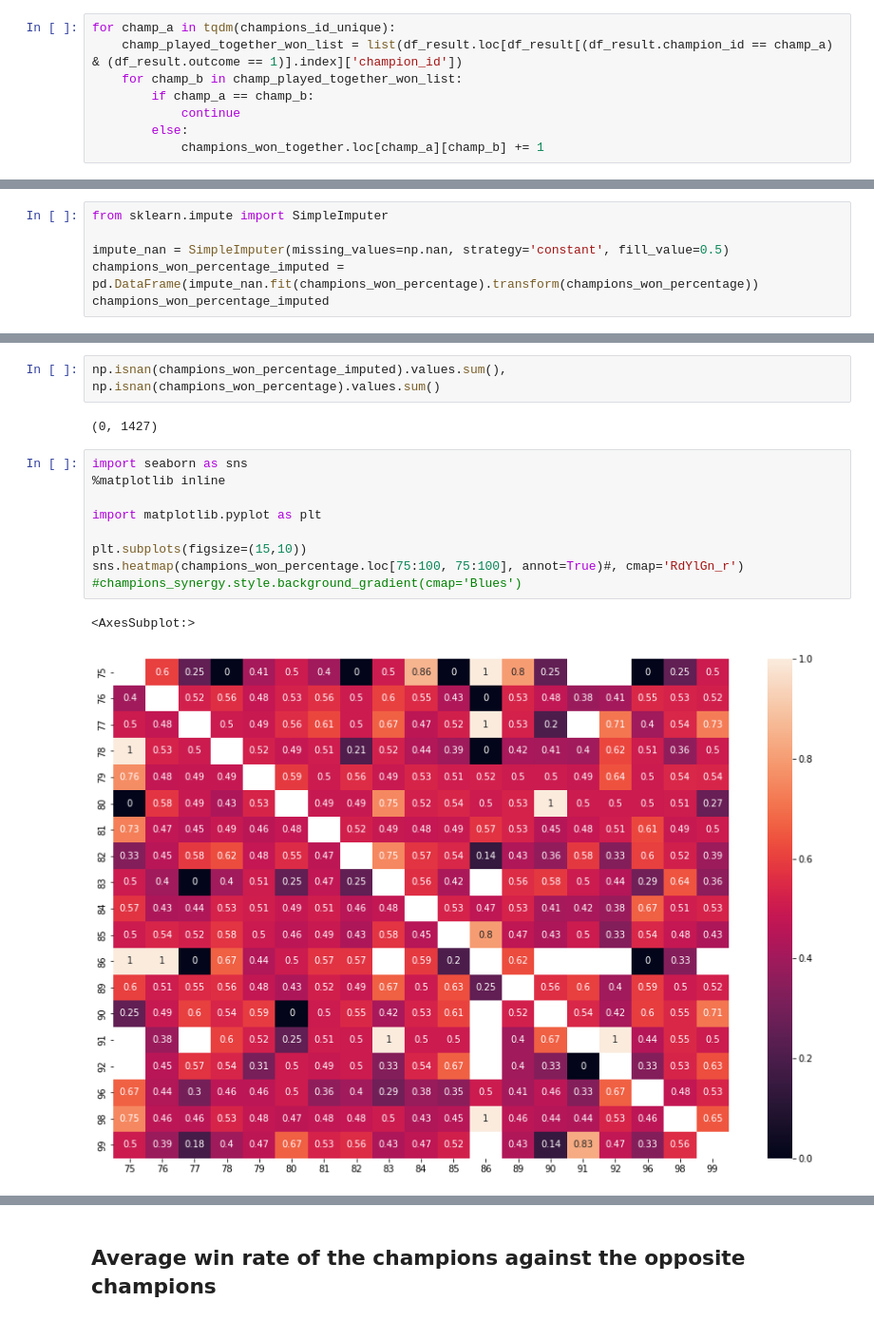
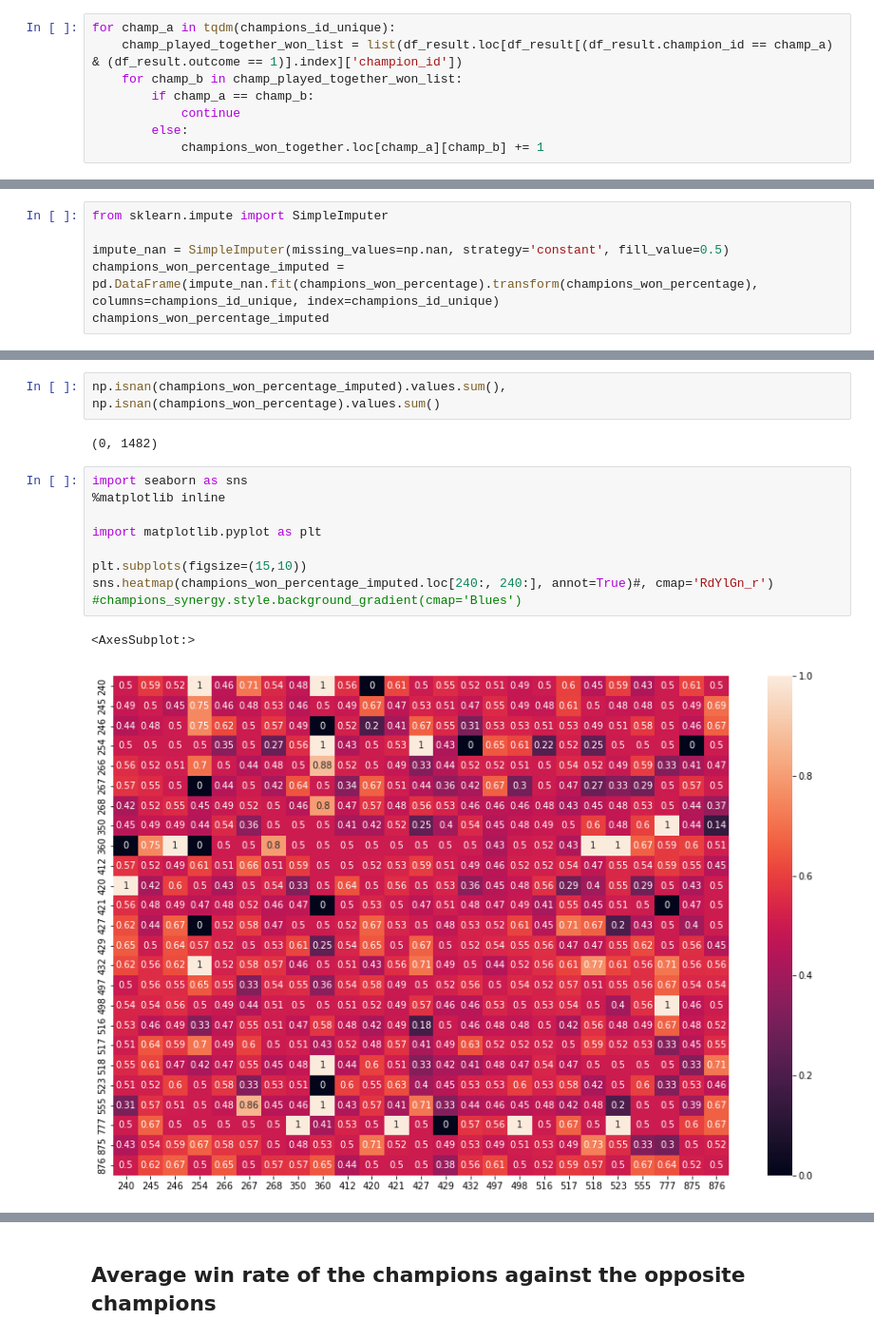
Before and after one commit to stephanyvargas/LoL_winner_predictor, a Jupyter notebook: notebooks/feature_engineer_Stephy.ipynb, the cells around one changed output, grey strips where cells are left out. Shown at 95% size. Cells and saved outputs as stored; diff of their text form.

```diff
--- a/notebooks/feature_engineer_Stephy.ipynb
+++ b/notebooks/feature_engineer_Stephy.ipynb
@@ -302,6 +305,6 @@ champions_won_percentage
 from sklearn.impute import SimpleImputer
 
 impute_nan = SimpleImputer(missing_values=np.nan, strategy='constant', fill_value=0.5)
-champions_won_percentage_imputed = pd.DataFrame(impute_nan.fit(champions_won_percentage).transform(champions_won_percentage))
+champions_won_percentage_imputed = pd.DataFrame(impute_nan.fit(champions_won_percentage).transform(champions_won_percentage), columns=champions_id_unique, index=champions_id_unique)
 champions_won_percentage_imputed
 # %% [output]
@@ -326,16 +329,16 @@ np.isinf(champions_won_percentage).values.sum()
 # %%
 np.isnan(champions_won_percentage_imputed).values.sum(), np.isnan(champions_won_percentage).values.sum()
 # %% [output]
-(0, 1427)
+(0, 1482)
 # %%
 import seaborn as sns
 %matplotlib inline
 
 import matplotlib.pyplot as plt
 
 plt.subplots(figsize=(15,10))
-sns.heatmap(champions_won_percentage.loc[75:100, 75:100], annot=True)#, cmap='RdYlGn_r')
+sns.heatmap(champions_won_percentage_imputed.loc[240:, 240:], annot=True)#, cmap='RdYlGn_r')
 #champions_synergy.style.background_gradient(cmap='Blues')
 # %% [output]
 <AxesSubplot:>
-[figure, old version]
+[figure, new version]
```
Also changed, not shown: parts of 34 cells of this notebook.
